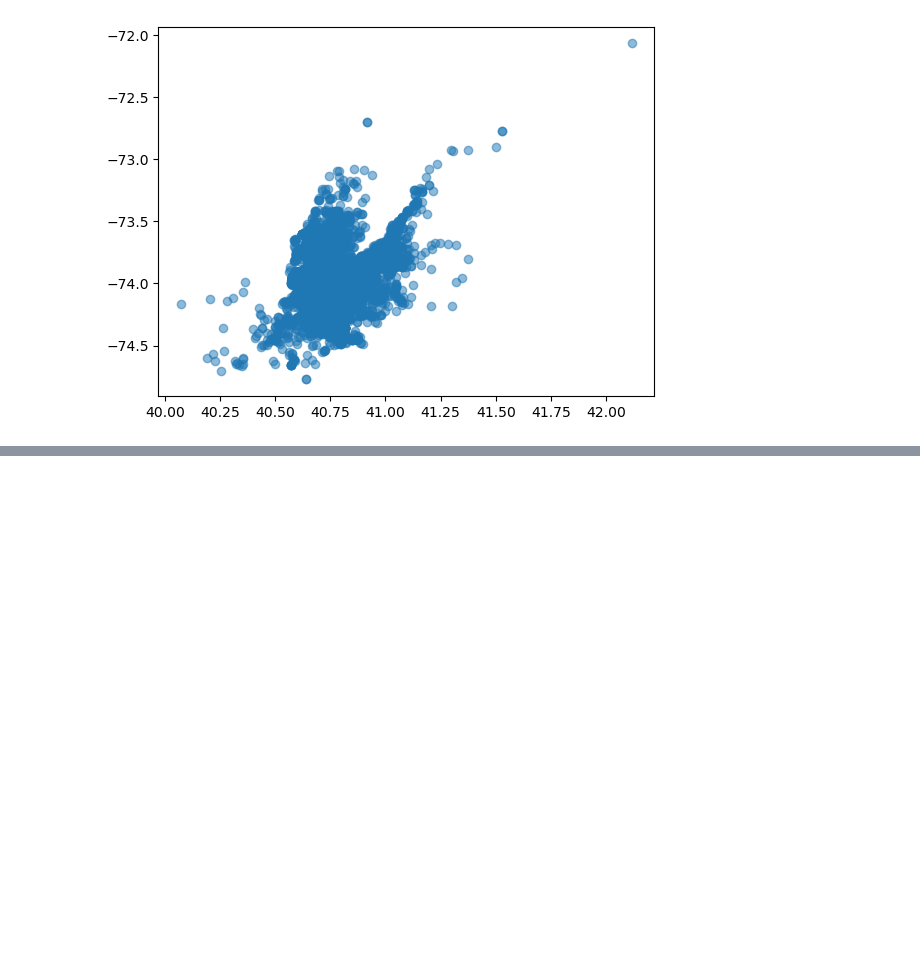
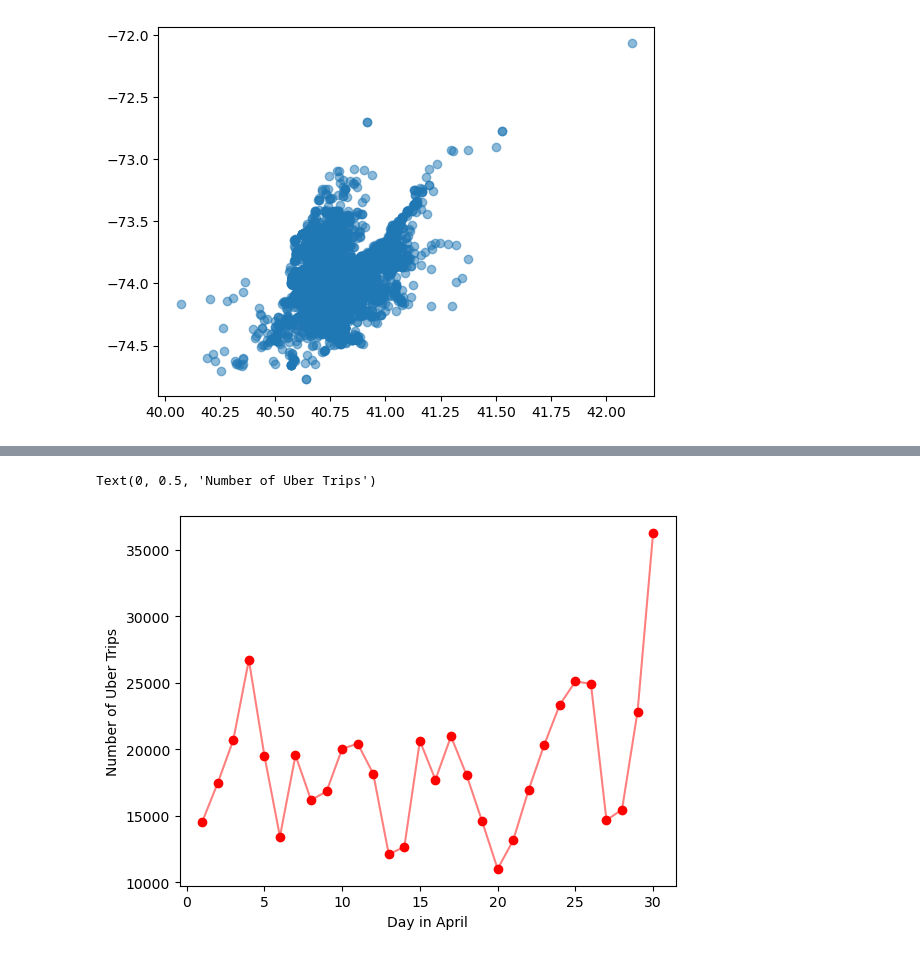
Before and after one commit to hyounce/NYC-transportation, a Jupyter notebook: uber/uber_eda.ipynb, the cells around one changed output, grey strips where cells are left out. Drawn from its saved outputs; the diff is of its cells as text; code cells hidden in the pictures; blank space fills up the shorter version.

Commit message:
Added trips per day graph

```diff
--- a/uber/uber_eda.ipynb
+++ b/uber/uber_eda.ipynb
@@ -134,0 +141,7 @@ plt.scatter(uber_apr14['Lat'], uber_apr14['Lon'], alpha = 0.5)
+# %%
+uber_aug14['Date/Time'] = pd.to_datetime(uber_apr14['Date/Time'], format='%m/%d/%Y %H:%M:%S')
+uber_aug14['Day'] = uber_aug14['Date/Time'].dt.day
+# %%
+trips_by_day = uber_aug14.groupby('Day')['Base'].count().to_frame().reset_index()
+trips_by_day = trips_by_day.rename({'Base':'count'}, axis = 1)
+trips_by_day.head()
@@ -134,0 +155,8 @@ plt.scatter(uber_apr14['Lat'], uber_apr14['Lon'], alpha = 0.5)
+# %%
+plt.plot(trips_by_day['Day'], trips_by_day['count'], color = "red", alpha = 0.5)
+plt.scatter(trips_by_day['Day'], trips_by_day['count'], color = "red")
+plt.xlabel('Day in April')
+plt.ylabel("Number of Uber Trips")
+# %% [output]
+Text(0, 0.5, 'Number of Uber Trips')
+[figure, added]
```
Also changed, not shown: parts of 4 cells of this notebook.
